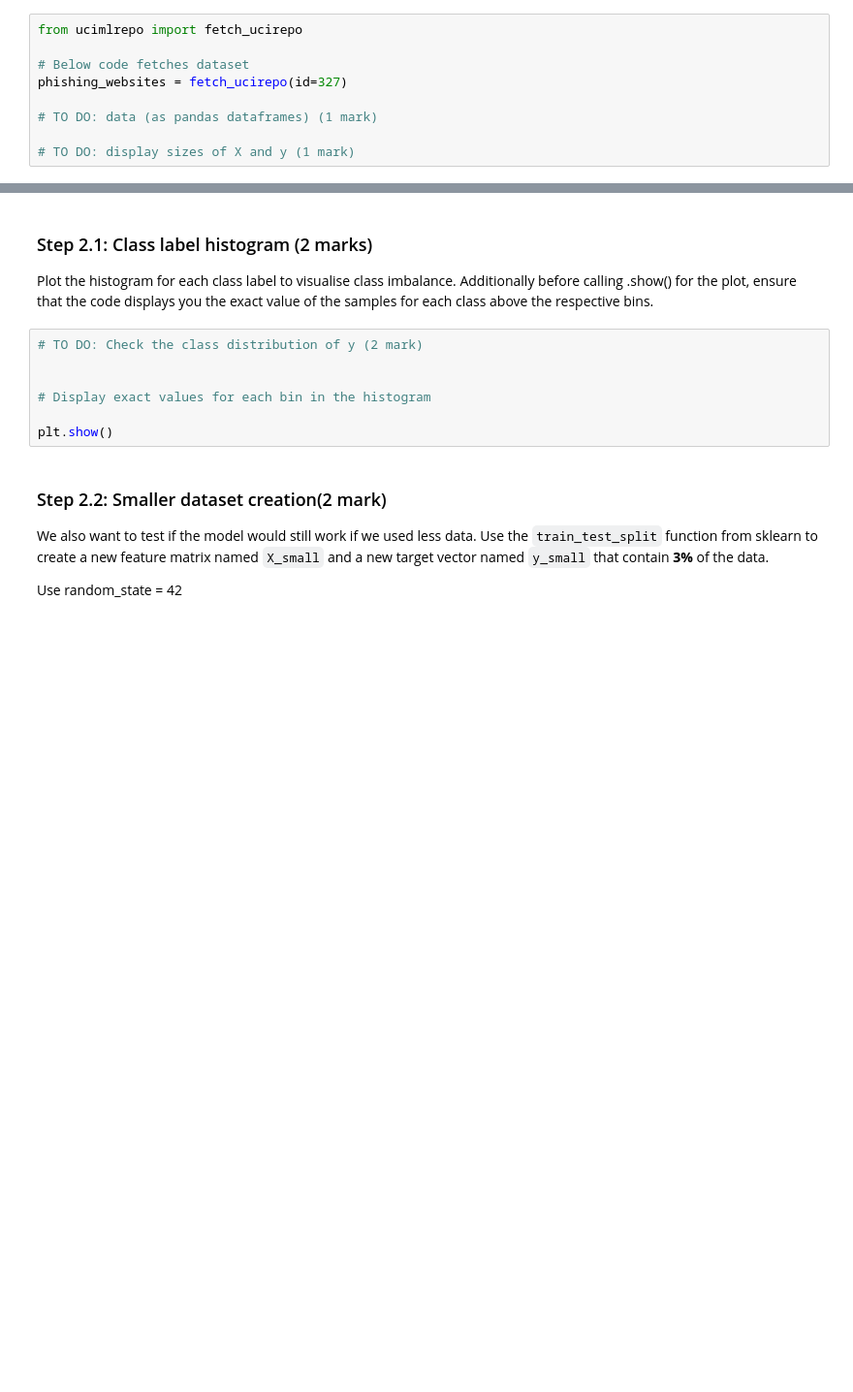
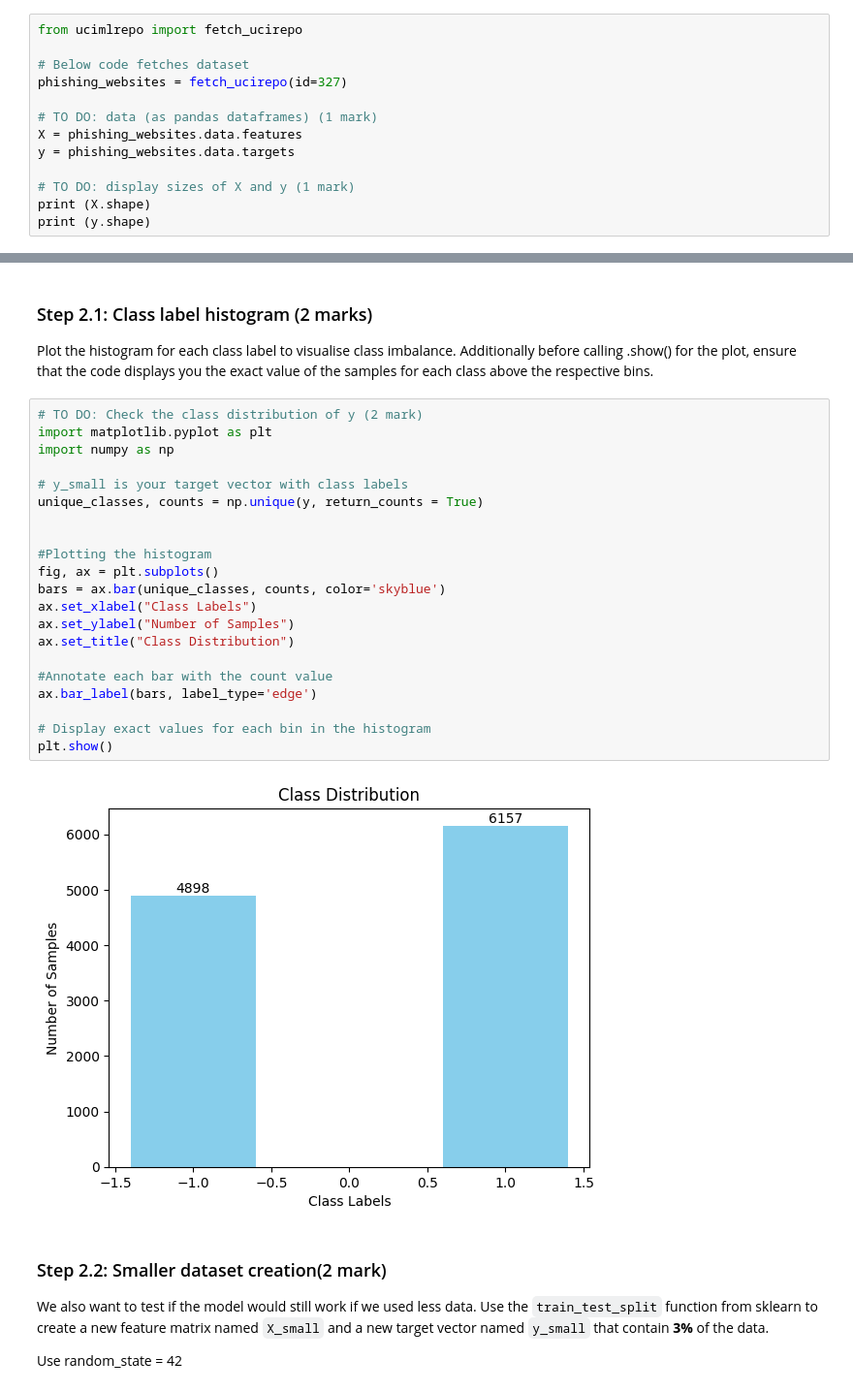
Before and after one commit to AkolawoleBodefakunle/engg680_2024_fall, a Jupyter notebook: Lab_Assignment3/Assignment3.ipynb, the cells around one changed output, grey strips where cells are left out. Shown: that part at 97% size. Saved outputs shown, nothing was run; the diff lists cells and outputs as text; blank space fills up the shorter version.

```diff
--- a/Lab_Assignment3/Assignment3.ipynb
+++ b/Lab_Assignment3/Assignment3.ipynb
@@ -476,5 +476,9 @@ from ucimlrepo import fetch_ucirepo
 phishing_websites = fetch_ucirepo(id=327)
 
 # TO DO: data (as pandas dataframes) (1 mark)
+X = phishing_websites.data.features
+y = phishing_websites.data.targets
 
 # TO DO: display sizes of X and y (1 mark)
+print (X.shape)
+print (y.shape)
@@ -482,13 +489,29 @@ phishing_websites = fetch_ucirepo(id=327)
 ### Step 2.1: Class label histogram (2 marks)
 
 Plot the histogram for each class label to visualise class imbalance. Additionally before calling .show() for the plot, ensure that the code displays you the exact value of the samples for each class above the respective bins.
-# %%
-# TO DO: Check the class distribution of y (2 mark)
-
-
-# Display exact values for each bin in the histogram
-
-plt.show()
+# %%
+# TO DO: Check the class distribution of y (2 mark)
+import matplotlib.pyplot as plt
+import numpy as np
+
+# y_small is your target vector with class labels
+unique_classes, counts = np.unique(y, return_counts = True)
+
+
+#Plotting the histogram
+fig, ax = plt.subplots()
+bars = ax.bar(unique_classes, counts, color='skyblue')
+ax.set_xlabel("Class Labels")
+ax.set_ylabel("Number of Samples")
+ax.set_title("Class Distribution")
+
+#Annotate each bar with the count value
+ax.bar_label(bars, label_type='edge')
+
+# Display exact values for each bin in the histogram
+plt.show()
+# %% [output]
+[figure, added]
 # %% [markdown]
 ### Step 2.2: Smaller dataset creation(2 mark)
 
```
Also changed, not shown: parts of 7 cells of this notebook.
